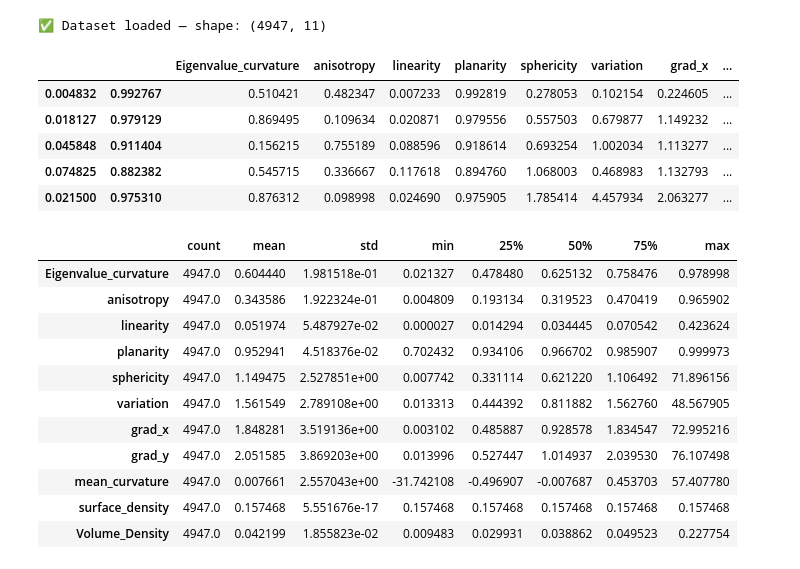
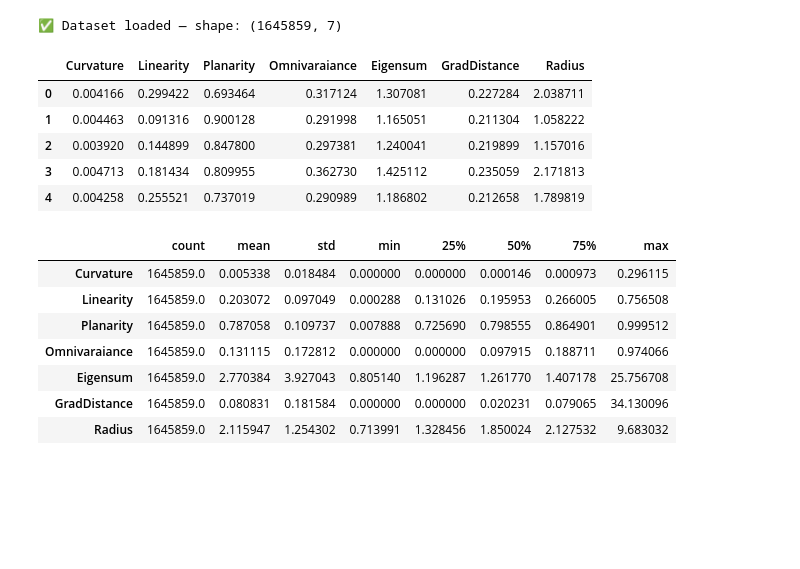
Before and after one commit to MagnusKarlsen1/PCQA-NN, a Jupyter notebook: Code/Gradient NN/notebooks/01_explore_features.ipynb, the cells around one changed output. Cells and saved outputs as stored; diff of their text form; code cells hidden in the pictures; blank space fills up the shorter version.

```diff
--- a/Code/Gradient NN/notebooks/01_explore_features.ipynb
+++ b/Code/Gradient NN/notebooks/01_explore_features.ipynb
@@ -1,38 +1,34 @@
 # %%
 # 01_explore_features.ipynb
 
 
 import pandas as pd
 import numpy as np
 import matplotlib.pyplot as plt
 import seaborn as sns
 
 
-feature_path = "../Data/Training_data/Feature_list.txt"
+feature_path = "../Data/Training_data/meshsize_features2.txt"
 df = pd.read_csv(feature_path, delim_whitespace=True)
-
+df = df.drop(columns=["edge_mean", "plane_mean"])  # Drop the first two unnamed columns
 print("✅ Dataset loaded — shape:", df.shape)
 df.head()
 # %% [output]
-✅ Dataset loaded — shape: (4947, 11)
+✅ Dataset loaded — shape: (1645859, 7)
-|  |  | Eigenvalue_curvature | anisotropy | linearity | planarity | sphericity | variation | grad_x | ... |
-| 0.004832 | 0.992767 | 0.510421 | 0.482347 | 0.007233 | 0.992819 | 0.278053 | 0.102154 | 0.224605 | ... |
-| 0.018127 | 0.979129 | 0.869495 | 0.109634 | 0.020871 | 0.979556 | 0.557503 | 0.679877 | 1.149232 | ... |
-| 0.045848 | 0.911404 | 0.156215 | 0.755189 | 0.088596 | 0.918614 | 0.693254 | 1.002034 | 1.113277 | ... |
-| 0.074825 | 0.882382 | 0.545715 | 0.336667 | 0.117618 | 0.894760 | 1.068003 | 0.468983 | 1.132793 | ... |
-| 0.021500 | 0.975310 | 0.876312 | 0.098998 | 0.024690 | 0.975905 | 1.785414 | 4.457934 | 2.063277 | ... |
+|  | Curvature | Linearity | Planarity | Omnivaraiance | Eigensum | GradDistance | Radius |
+| 0 | 0.004166 | 0.299422 | 0.693464 | 0.317124 | 1.307081 | 0.227284 | 2.038711 |
+| 1 | 0.004463 | 0.091316 | 0.900128 | 0.291998 | 1.165051 | 0.211304 | 1.058222 |
+| 2 | 0.003920 | 0.144899 | 0.847800 | 0.297381 | 1.240041 | 0.219899 | 1.157016 |
+| 3 | 0.004713 | 0.181434 | 0.809955 | 0.362730 | 1.425112 | 0.235059 | 2.171813 |
+| 4 | 0.004258 | 0.255521 | 0.737019 | 0.290989 | 1.186802 | 0.212658 | 1.789819 |
 # %%
 df.describe().T
 # %% [output]
 |  | count | mean | std | min | 25% | 50% | 75% | max |
-| Eigenvalue_curvature | 4947.0 | 0.604440 | 1.981518e-01 | 0.021327 | 0.478480 | 0.625132 | 0.758476 | 0.978998 |
-| anisotropy | 4947.0 | 0.343586 | 1.922324e-01 | 0.004809 | 0.193134 | 0.319523 | 0.470419 | 0.965902 |
-| linearity | 4947.0 | 0.051974 | 5.487927e-02 | 0.000027 | 0.014294 | 0.034445 | 0.070542 | 0.423624 |
-| planarity | 4947.0 | 0.952941 | 4.518376e-02 | 0.702432 | 0.934106 | 0.966702 | 0.985907 | 0.999973 |
-| sphericity | 4947.0 | 1.149475 | 2.527851e+00 | 0.007742 | 0.331114 | 0.621220 | 1.106492 | 71.896156 |
-| variation | 4947.0 | 1.561549 | 2.789108e+00 | 0.013313 | 0.444392 | 0.811882 | 1.562760 | 48.567905 |
-| grad_x | 4947.0 | 1.848281 | 3.519136e+00 | 0.003102 | 0.485887 | 0.928578 | 1.834547 | 72.995216 |
-| grad_y | 4947.0 | 2.051585 | 3.869203e+00 | 0.013996 | 0.527447 | 1.014937 | 2.039530 | 76.107498 |
-| mean_curvature | 4947.0 | 0.007661 | 2.557043e+00 | -31.742108 | -0.496907 | -0.007687 | 0.453703 | 57.407780 |
-| surface_density | 4947.0 | 0.157468 | 5.551676e-17 | 0.157468 | 0.157468 | 0.157468 | 0.157468 | 0.157468 |
-| Volume_Density | 4947.0 | 0.042199 | 1.855823e-02 | 0.009483 | 0.029931 | 0.038862 | 0.049523 | 0.227754 |
+| Curvature | 1645859.0 | 0.005338 | 0.018484 | 0.000000 | 0.000000 | 0.000146 | 0.000973 | 0.296115 |
+| Linearity | 1645859.0 | 0.203072 | 0.097049 | 0.000288 | 0.131026 | 0.195953 | 0.266005 | 0.756508 |
+| Planarity | 1645859.0 | 0.787058 | 0.109737 | 0.007888 | 0.725690 | 0.798555 | 0.864901 | 0.999512 |
+| Omnivaraiance | 1645859.0 | 0.131115 | 0.172812 | 0.000000 | 0.000000 | 0.097915 | 0.188711 | 0.974066 |
+| Eigensum | 1645859.0 | 2.770384 | 3.927043 | 0.805140 | 1.196287 | 1.261770 | 1.407178 | 25.756708 |
+| GradDistance | 1645859.0 | 0.080831 | 0.181584 | 0.000000 | 0.000000 | 0.020231 | 0.079065 | 34.130096 |
+| Radius | 1645859.0 | 2.115947 | 1.254302 | 0.713991 | 1.328456 | 1.850024 | 2.127532 | 9.683032 |
```
Also changed, not shown: parts of 2 cells of this notebook, 16 other files.
